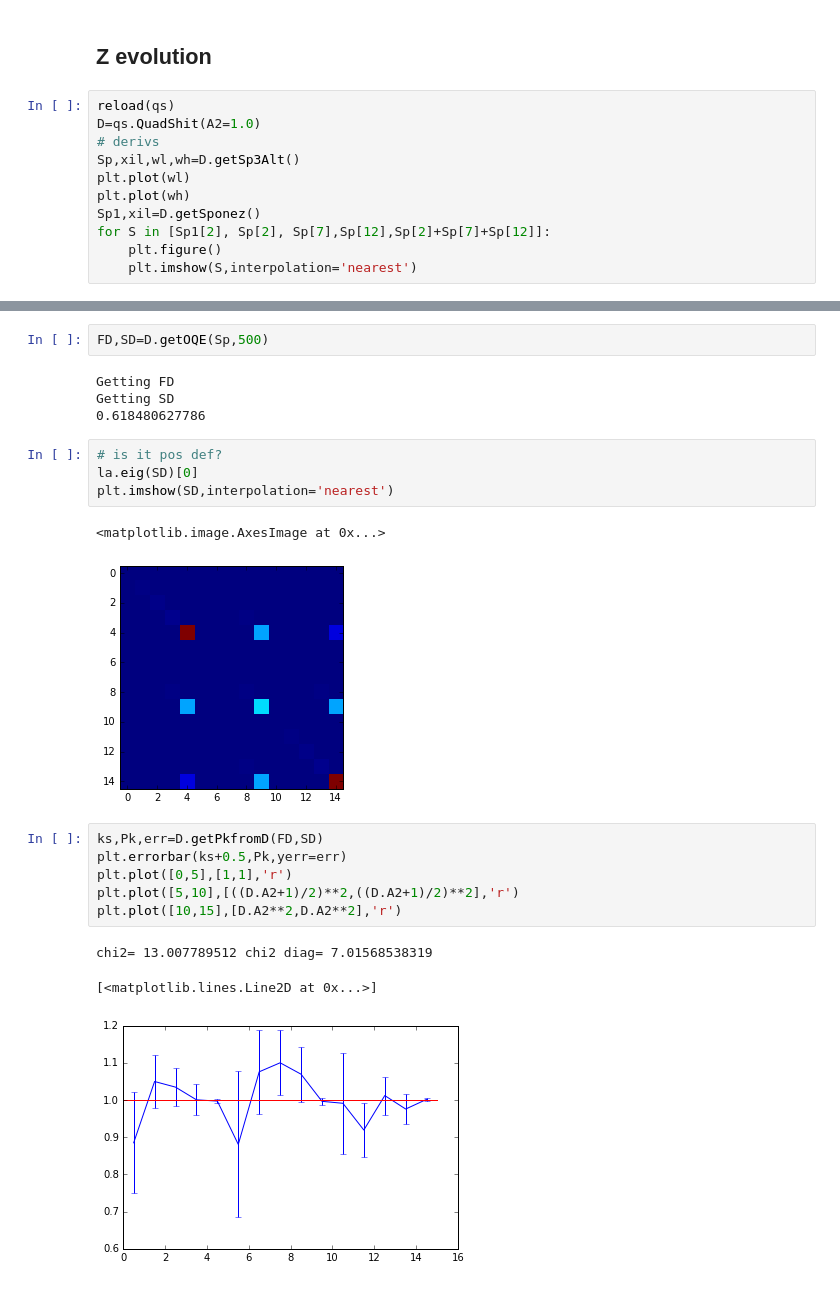
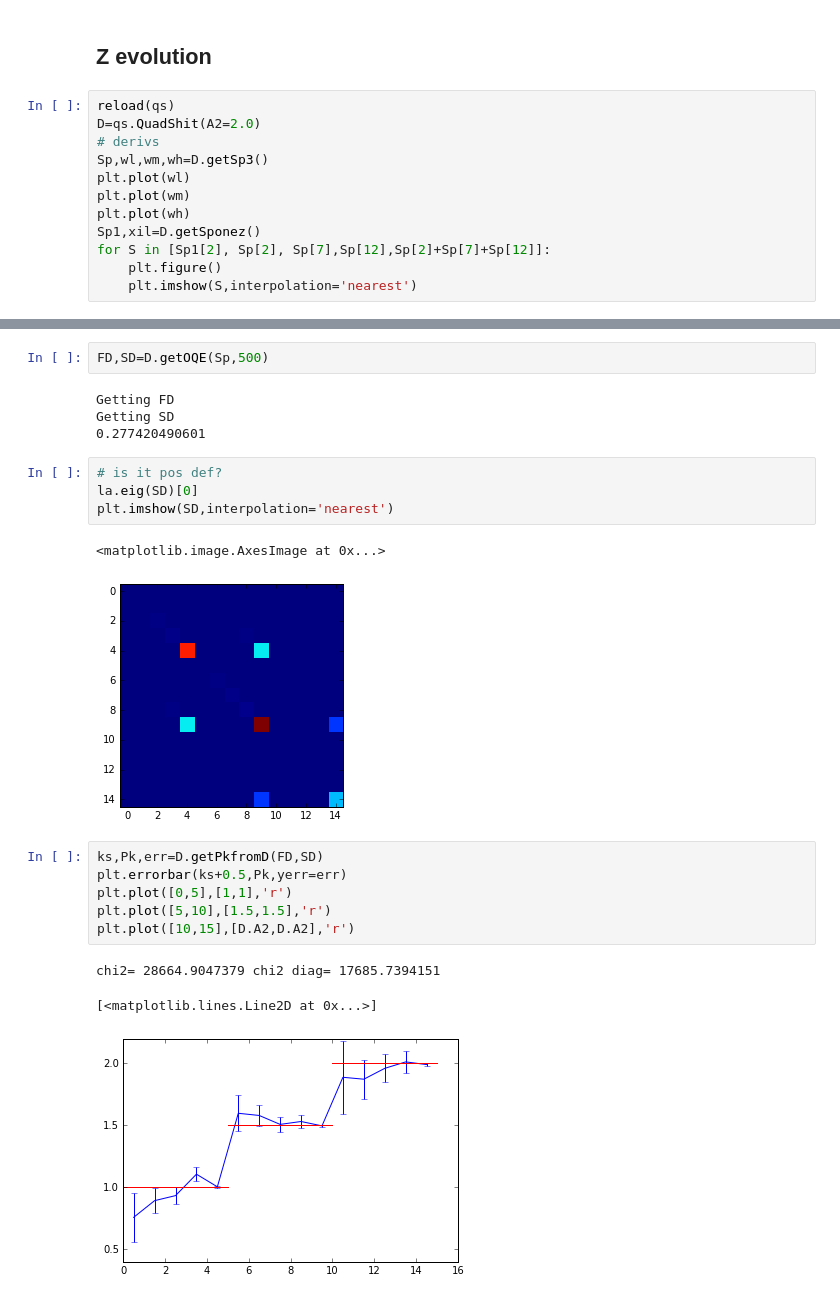
Before and after one commit to slosar/quadshit, a Jupyter notebook: py/test.ipynb, the cells around one changed output, grey strips where cells are left out. Saved outputs shown, nothing was run; the diff lists cells and outputs as text.

```diff
--- a/py/test.ipynb
+++ b/py/test.ipynb
@@ -64,10 +66,11 @@ plt.colorbar()
 ## Z evolution
 # %%
 reload(qs)
-D=qs.QuadShit(A2=1.0)
+D=qs.QuadShit(A2=2.0)
 # derivs
-Sp,xil,wl,wh=D.getSp3Alt()
+Sp,wl,wm,wh=D.getSp3()
 plt.plot(wl)
+plt.plot(wm)
 plt.plot(wh)
 Sp1,xil=D.getSponez()
 for S in [Sp1[2], Sp[2], Sp[7],Sp[12],Sp[2]+Sp[7]+Sp[12]]:
@@ -87,21 +90,21 @@ FD,SD=D.getOQE(Sp,500)
 # %% [output]
 Getting FD
 Getting SD
-0.618480627786
+0.277420490601
 # %%
 # is it pos def?
 la.eig(SD)[0]
 plt.imshow(SD,interpolation='nearest')
 # %% [output]
 <matplotlib.image.AxesImage at 0x...>
-[figure, old version]
+[figure, new version]
 # %%
 ks,Pk,err=D.getPkfromD(FD,SD)
 plt.errorbar(ks+0.5,Pk,yerr=err)
 plt.plot([0,5],[1,1],'r')
-plt.plot([5,10],[((D.A2+1)/2)**2,((D.A2+1)/2)**2],'r')
-plt.plot([10,15],[D.A2**2,D.A2**2],'r')
+plt.plot([5,10],[1.5,1.5],'r')
+plt.plot([10,15],[D.A2,D.A2],'r')
 # %% [output]
-chi2= 13.007789512 chi2 diag= 7.01568538319
+chi2= 28664.9047379 chi2 diag= 17685.7394151
 [<matplotlib.lines.Line2D at 0x...>]
-[figure, old version]
+[figure, new version]
```
Also changed, not shown: parts of 5 cells of this notebook, 1 other file.
